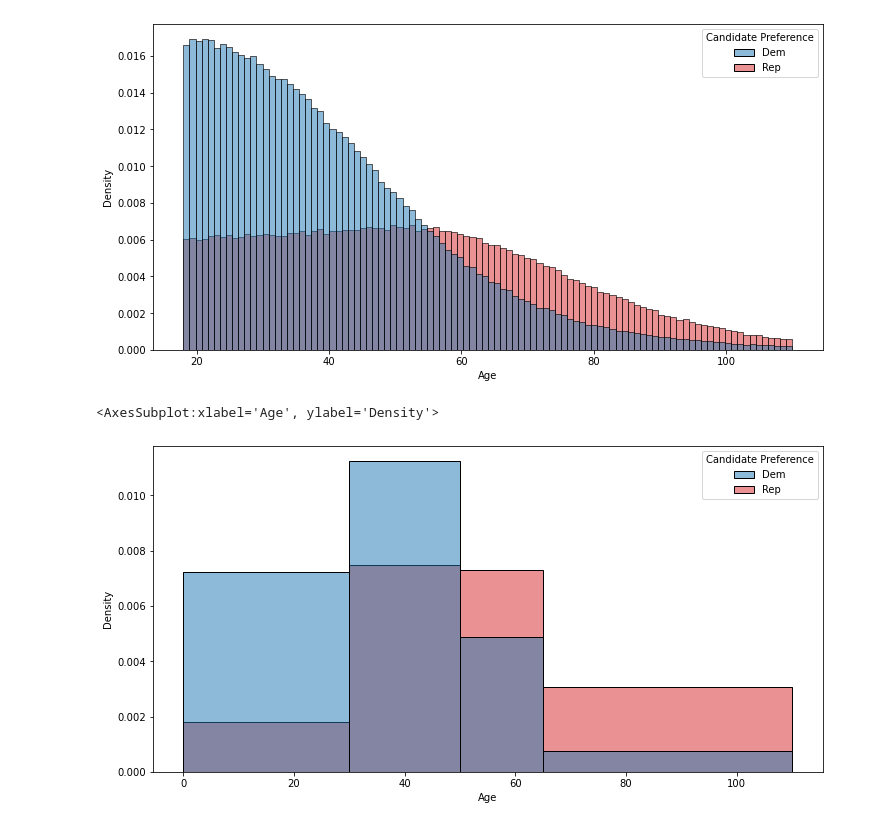
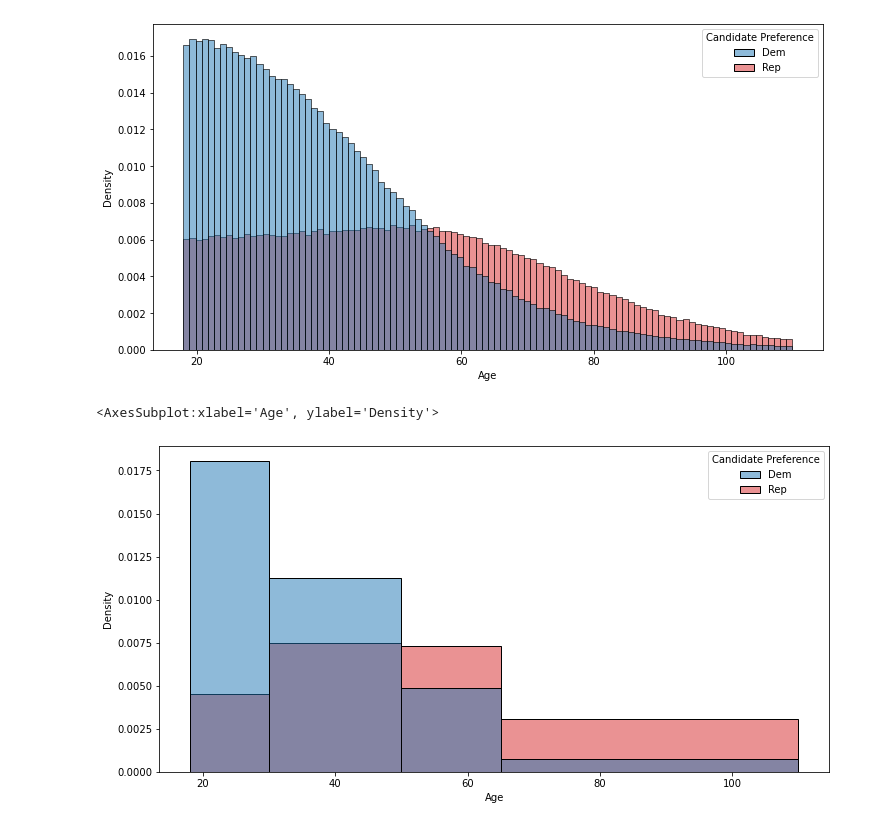
Before and after one commit to AndrewRook/polling_simulator, a Jupyter notebook: 2_demographics.ipynb, the cells around one changed output. Cells and saved outputs as stored; diff of their text form; code cells hidden in the pictures.

```diff
--- a/2_demographics.ipynb
+++ b/2_demographics.ipynb
@@ -63,19 +63,19 @@ sns.histplot(
 # %%
 def demographics(input_age):
     republican_supporter = np.ones(len(input_age)) * 0.2
     republican_supporter[(input_age >= 30) & (input_age < 50)] = 0.4
     republican_supporter[(input_age >= 50) & (input_age < 65)] = 0.6
     republican_supporter[(input_age >= 65)] = 0.8
     return republican_supporter
 
 republican_supporter = np.random.random(len(random_ages)) < demographics(random_ages)
 
 fig, ax = plt.subplots(figsize=(12, 6))
 sns.histplot(
     pd.DataFrame({"Age": random_ages, "Candidate Preference": np.where(republican_supporter, "Rep", "Dem")}),
     x="Age", hue="Candidate Preference", hue_order=["Dem", "Rep"], stat="density",
-    bins=[0, 30, 50, 65, 110]
+    bins=[18, 30, 50, 65, 110]
 )
 # %% [output]
 <AxesSubplot:xlabel='Age', ylabel='Density'>
-[figure, old version]
+[figure, new version]
```
